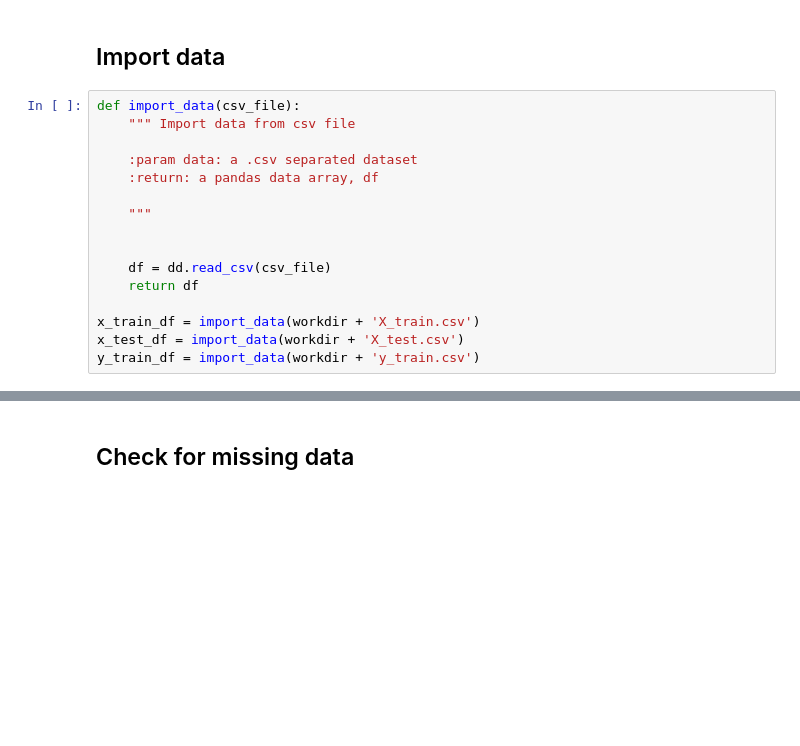
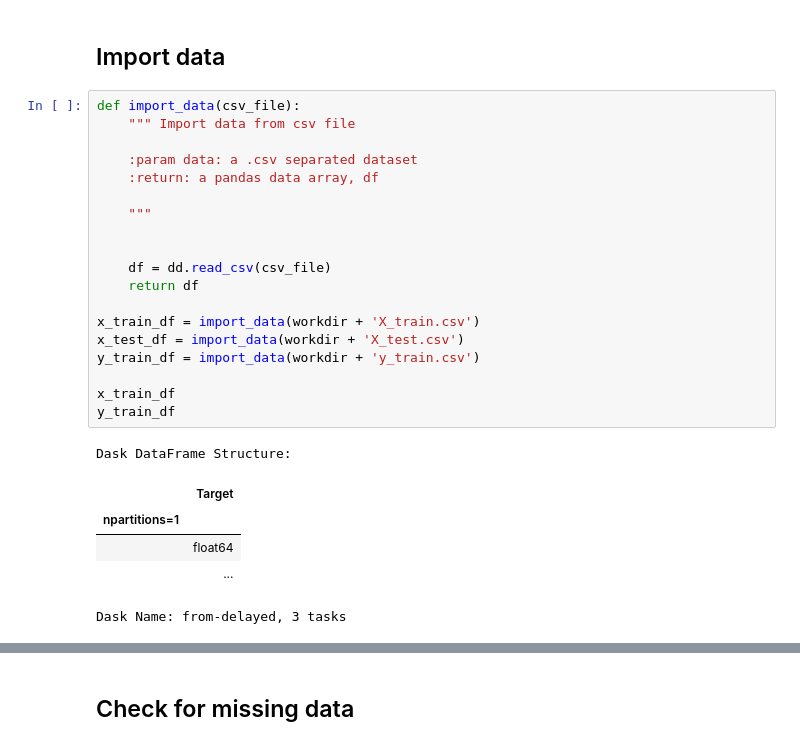
Before and after one commit to jorgenporgen/DAT300, a Jupyter notebook: DAT300_CA1_16.ipynb, the cells around one changed output, grey strips where cells are left out. Drawn from its saved outputs; the diff is of its cells as text; blank space fills up the shorter version.

```diff
--- a/DAT300_CA1_16.ipynb
+++ b/DAT300_CA1_16.ipynb
@@ -63,16 +68,26 @@ os.listdir(workdir)
 # %%
 def import_data(csv_file):
     """ Import data from csv file
 
     :param data: a .csv separated dataset
     :return: a pandas data array, df
 
     """
 
 
     df = dd.read_csv(csv_file)
     return df
 
 x_train_df = import_data(workdir + 'X_train.csv')
 x_test_df = import_data(workdir + 'X_test.csv')
 y_train_df = import_data(workdir + 'y_train.csv')
+
+x_train_df
+y_train_df
+# %% [output]
+Dask DataFrame Structure:
+|  | Target |
+| npartitions=1 |  |
+|  | float64 |
+|  | ... |
+Dask Name: from-delayed, 3 tasks
```
Also changed, not shown: parts of 31 cells of this notebook.
